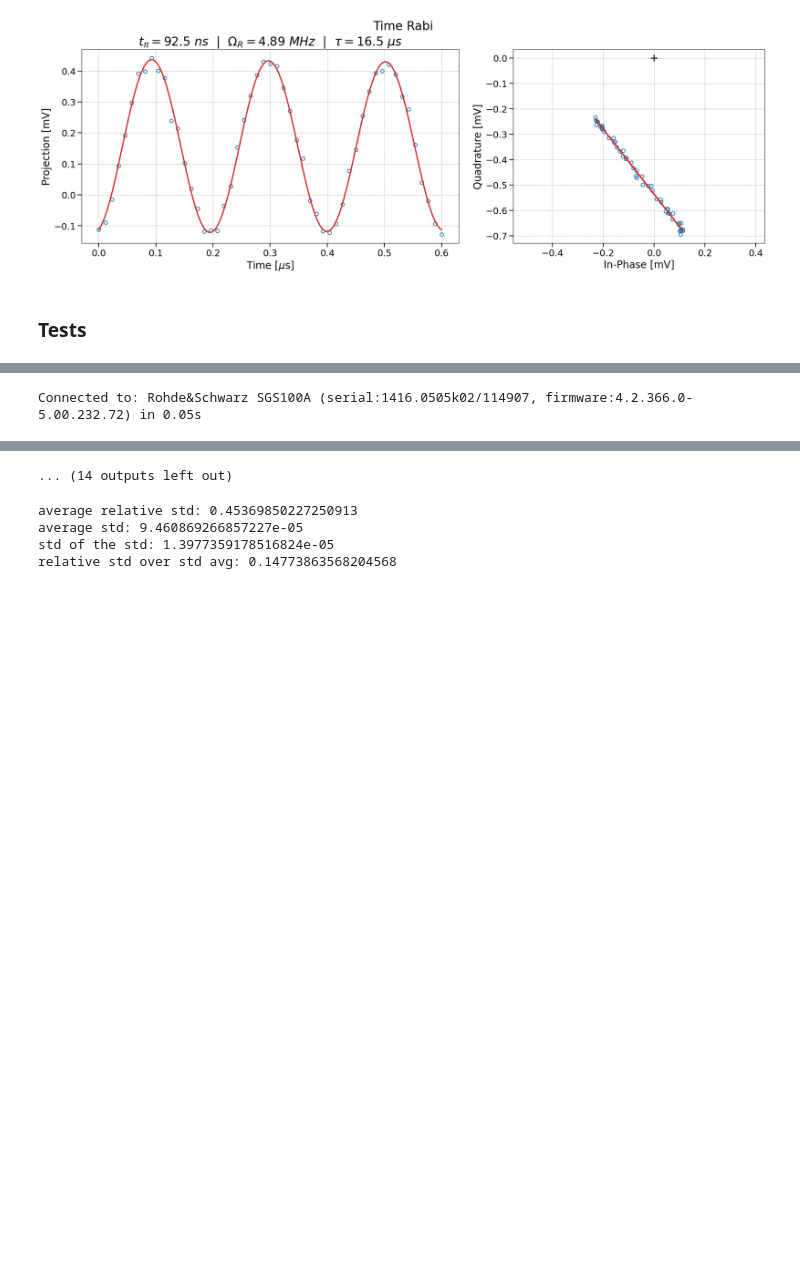
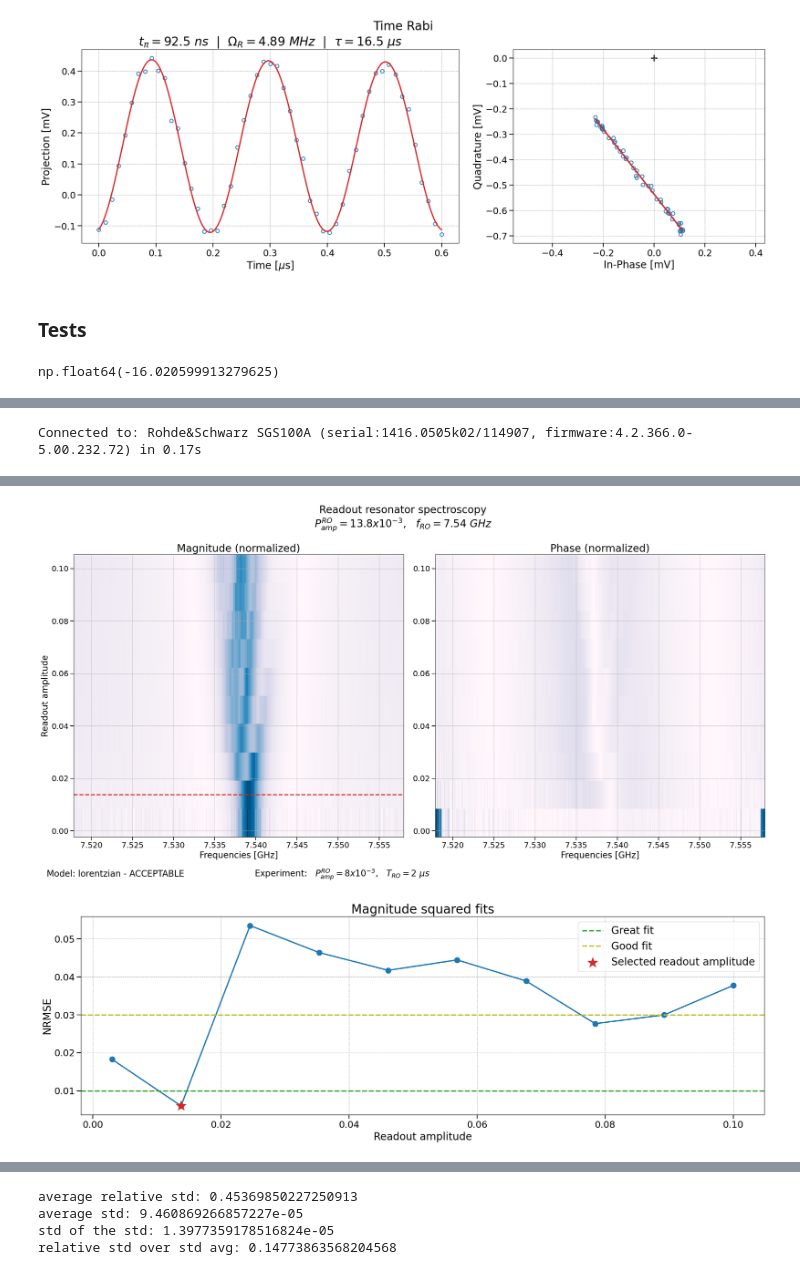
Before and after one commit to SQIL-EPFL/sqil-experiments, a Jupyter notebook: sqil_experiments/measurements/measure.ipynb, the cells around one changed output, grey strips where cells are left out. Drawn from its saved outputs; the diff is of its cells as text; code cells hidden in the pictures; blank space fills up the shorter version.

```diff
--- a/sqil_experiments/measurements/measure.ipynb
+++ b/sqil_experiments/measurements/measure.ipynb
@@ -180,20 +213,24 @@ reduced χ²  1.104    GOOD
 [figure]
 # %% [markdown]
 ### Tests
+# %%
+import numpy as np
+10 + 20 * np.log10(0.05)
+# %% [output]
+np.float64(-16.020599913279625)
 # %%
 import numpy as np
 from rr_spec import RRSpec, ResonatorSpectroscopyExperimentOptions
 
-ro_freq = 7.4626e9
+ro_freq = 7.5379e9
 
 rr_spec = RRSpec()
 options = ResonatorSpectroscopyExperimentOptions()
-options.count = 10
+options.count = 400
 
 result = rr_spec.run(
-    np.linspace(ro_freq - 20e6, ro_freq + 20e6, 201),
-    # sweeps={"readout_range_out": [-30, -20], "readout_amplitude": [0.5, 1]},
-    sweeps={"readout_amplitude": np.linspace(0.5, 0.6, 11)},
+    np.linspace(ro_freq + 20e6, ro_freq - 20e6, 401),
+    # sweeps={"readout_amplitude": np.linspace(0.003, 0.1, 10)},
     options=options,
 )
 # %% [output]
@@ -201 +238 @@ result = rr_spec.run(
-Connected to: Rohde&Schwarz SGS100A (serial:1416.0505k02/114907, firmware:4.2.366.0-5.00.232.72) in 0.05s
+Connected to: Rohde&Schwarz SGS100A (serial:1416.0505k02/114907, firmware:4.2.366.0-5.00.232.72) in 0.17s
@@ -248,0 +271,2 @@ Connected to: Rohde&Schwarz SGS100A (serial:1416.0505k02/114907, firmware:4.2.36
+[figure, added]
+[figure, added]
@@ -287,4 +284,3 @@ Connected to: Rohde&Schwarz SGS100A (serial:1416.0505k02/114907, firmware:4.2.36
-... (14 outputs left out)
 # %%
 import sqil_core as sqil
 import matplotlib.pyplot as plt
```
Also changed, not shown: parts of 3 cells of this notebook, 3 other files.
